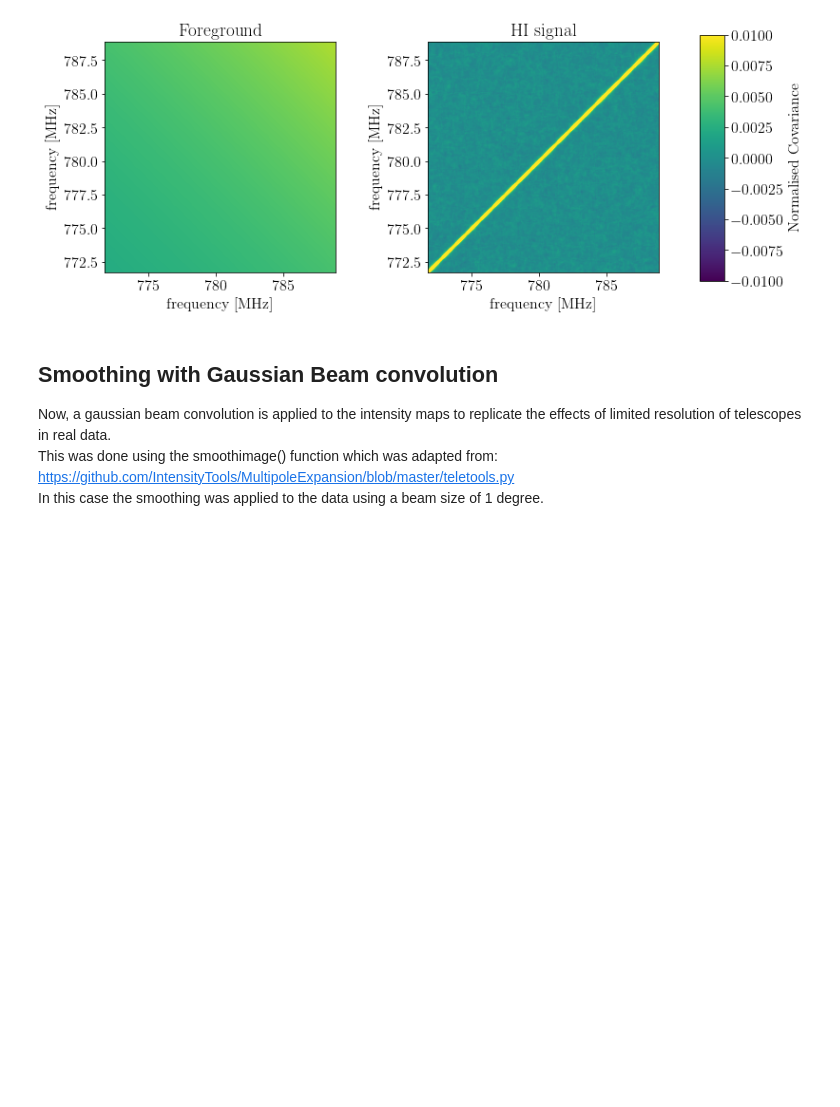
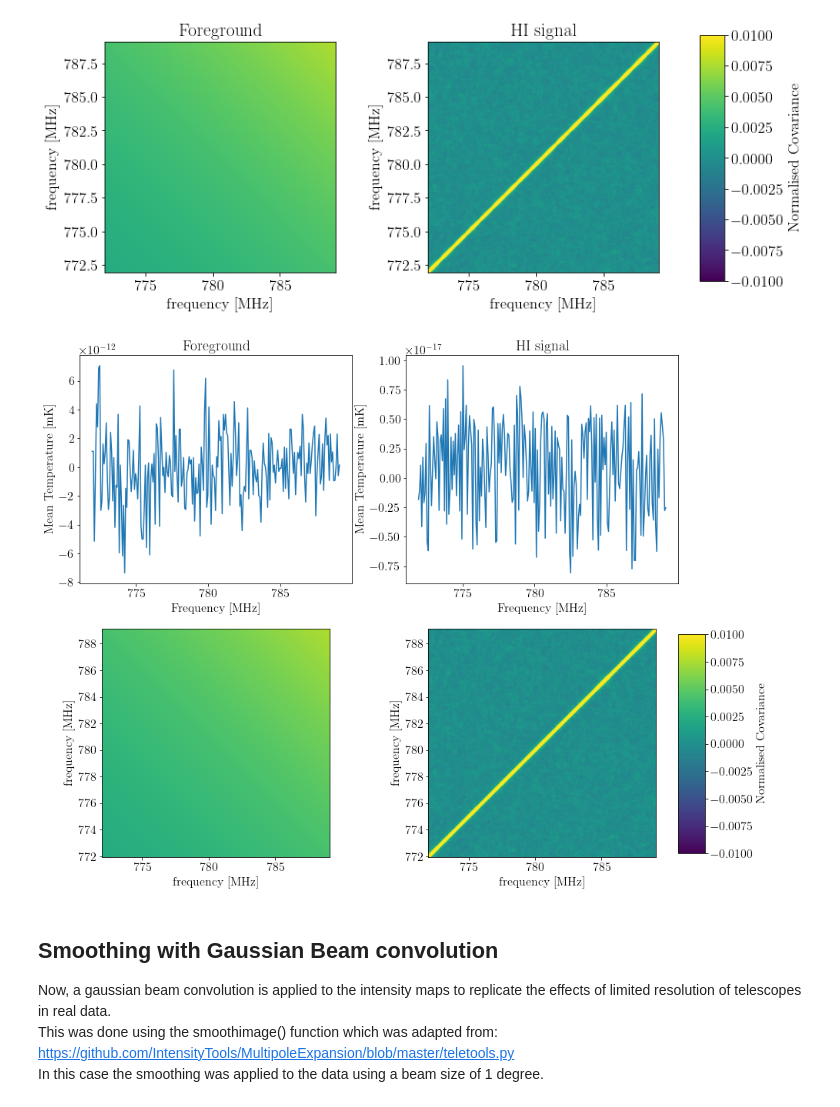
Before and after one commit to graciemcgill/ForegroundCleaningWithPCA, a Jupyter notebook: EXPLORING_THE_SIMULATED_DATA.ipynb, the cells around one changed output. Cells and saved outputs as stored; diff of their text form; code cells hidden in the pictures; blank space fills up the shorter version.

```diff
--- a/EXPLORING_THE_SIMULATED_DATA.ipynb
+++ b/EXPLORING_THE_SIMULATED_DATA.ipynb
@@ -29,10 +29,10 @@ more info about the data, as well: frequency range, mention the shape and the ph
 # %%
 ### GET FREQUENCY RANGE OF DATA FOR PLOTTING ###
 zz = np.linspace(0.8,0.84,nz)
-
-v = 1420/(1+zz)#frequency range
+v = 1420.4/(1+zz)#frequency range
 
 extent=[np.min(v),np.max(v),np.min(v),np.max(v)]
+#print(extent)
 # %%
 T_ALL = T_HI + T_FG #combine signal and foreground
 # %%
@@ -182,6 +182,55 @@ fig.colorbar(im,label="Normalised Covariance",cax=cbar_ax);
 #fig.savefig('plots/covariance.png')
 # %% [output]
 [figure]
+# %%
+### COMBINED PLOT ###
+fig = plt.figure(figsize=(16,12))
+#fig.subplots_adjust(wspace=0.2)
+
+fg_mean = np.zeros(nz)
+for i in range(nz):         #find mean intensity of foreground for each map
+    r_mean = np.mean(T_FG[:,:,i])
+    fg_mean[i] = r_mean
+
+plt.subplot(221)
+plt.plot(v,fg_mean)
+plt.title("Foreground")
+plt.xlabel("Frequency [MHz]")
+plt.ylabel("Mean Temperature [mK]")
+
+HI_mean = np.zeros(nz)
+for i in range(nz):         #find mean intensity of foreground for each map
+    r_mean = np.mean(T_HI[:,:,i])
+    HI_mean[i] = r_mean
+
+plt.subplot(222)
+plt.plot(v,HI_mean)
+plt.title("HI signal")
+plt.xlabel("Frequency [MHz]")
+plt.ylabel("Mean Temperature [mK]");
+
+norm = mcolors.TwoSlopeNorm(vmin = -0.01,vmax = 0.01,vcenter=0)
+
+#plot foreground covariance matrix
+plt.subplot(223)
+im = plt.imshow(FG_cov, origin = 'lower', extent=extent,norm=norm)
+plt.xlabel('frequency [MHz]')
+plt.ylabel('frequency [MHz]')
+
+#plot HI covariance matrix
+plt.subplot(224)
+plt.imshow(HI_cov, origin = 'lower',extent=extent,norm=norm)
+plt.xlabel('frequency [MHz]')
+plt.ylabel('frequency [MHz]')
+
+fig.subplots_adjust(right=0.8)
+cbar_ax = fig.add_axes([0.8, 0.13, 0.03, 0.33])
+fig.colorbar(im,label="Normalised Covariance",cax=cbar_ax);
+
+
+plt.savefig('plots/smoothly-varying-foregrounds.png')
+# %% [output]
+[figure, added]
 # %% [markdown]
 ## Smoothing with Gaussian Beam convolution
 Now, a gaussian beam convolution is applied to the intensity maps to replicate the effects of limited resolution of telescopes in real data. <br/>
```
